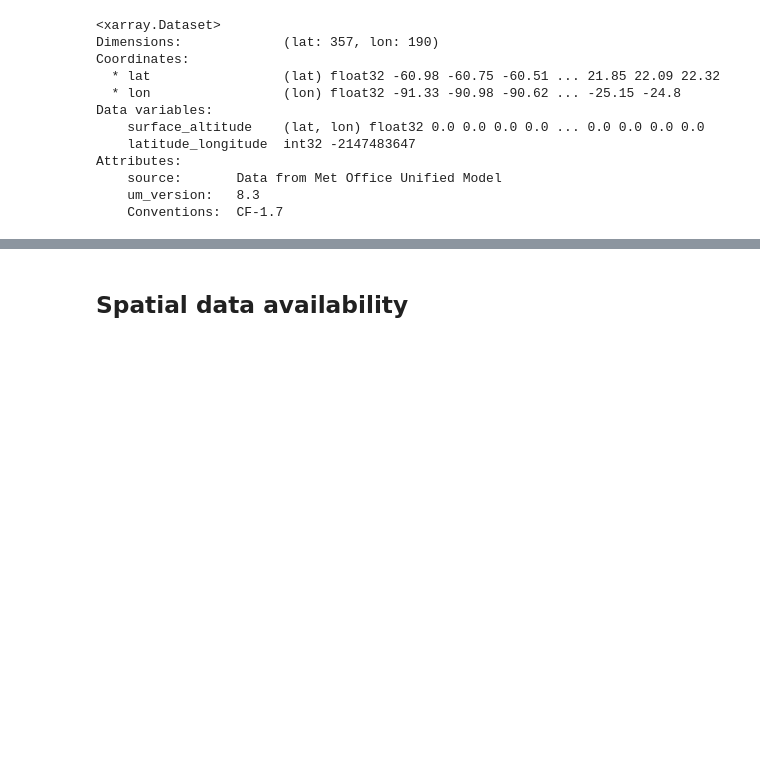
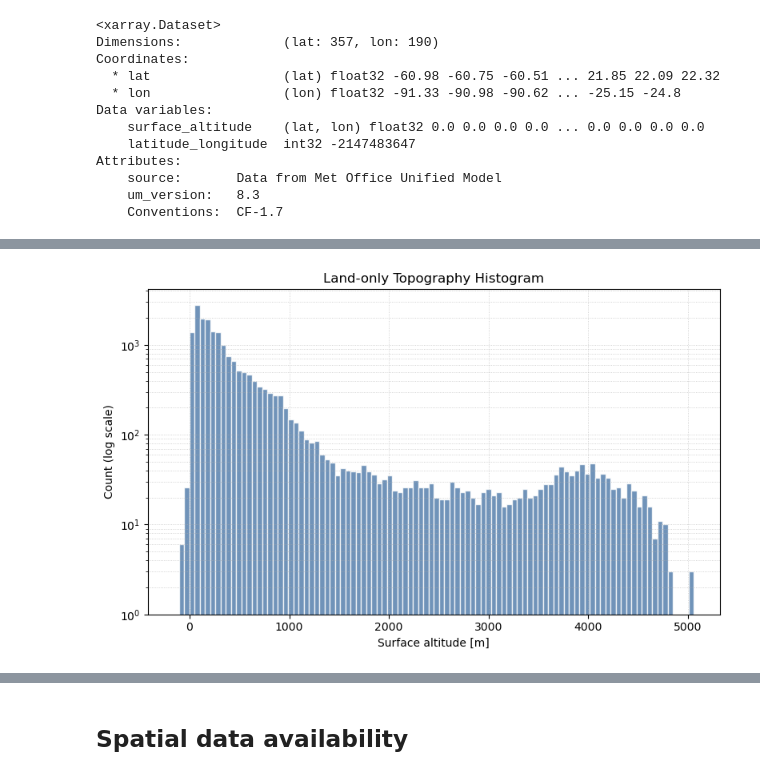
Before and after one commit to GATES-Lab/GATES_LPDM_emulator, a Jupyter notebook: vis/characterisation.ipynb, the cells around one changed output, grey strips where cells are left out. Saved outputs shown, nothing was run; the diff lists cells and outputs as text; code cells hidden in the pictures; blank space fills up the shorter version.

```diff
--- a/vis/characterisation.ipynb
+++ b/vis/characterisation.ipynb
@@ -152,0 +163,11 @@ Attributes:
+# %%
+# And a histogram of the topography values (land-only, excluding ocean pixels which are at 0m but not land)
+fig, ax, _ = plot_topography_histogram(
+    data,
+    bins=100,
+    log_y=True,
+    density=False,
+    title="Land-only Topography Histogram"
+)
+# %% [output]
+[figure, added]
```
Also changed, not shown: parts of 4 cells of this notebook, 2 other files.
